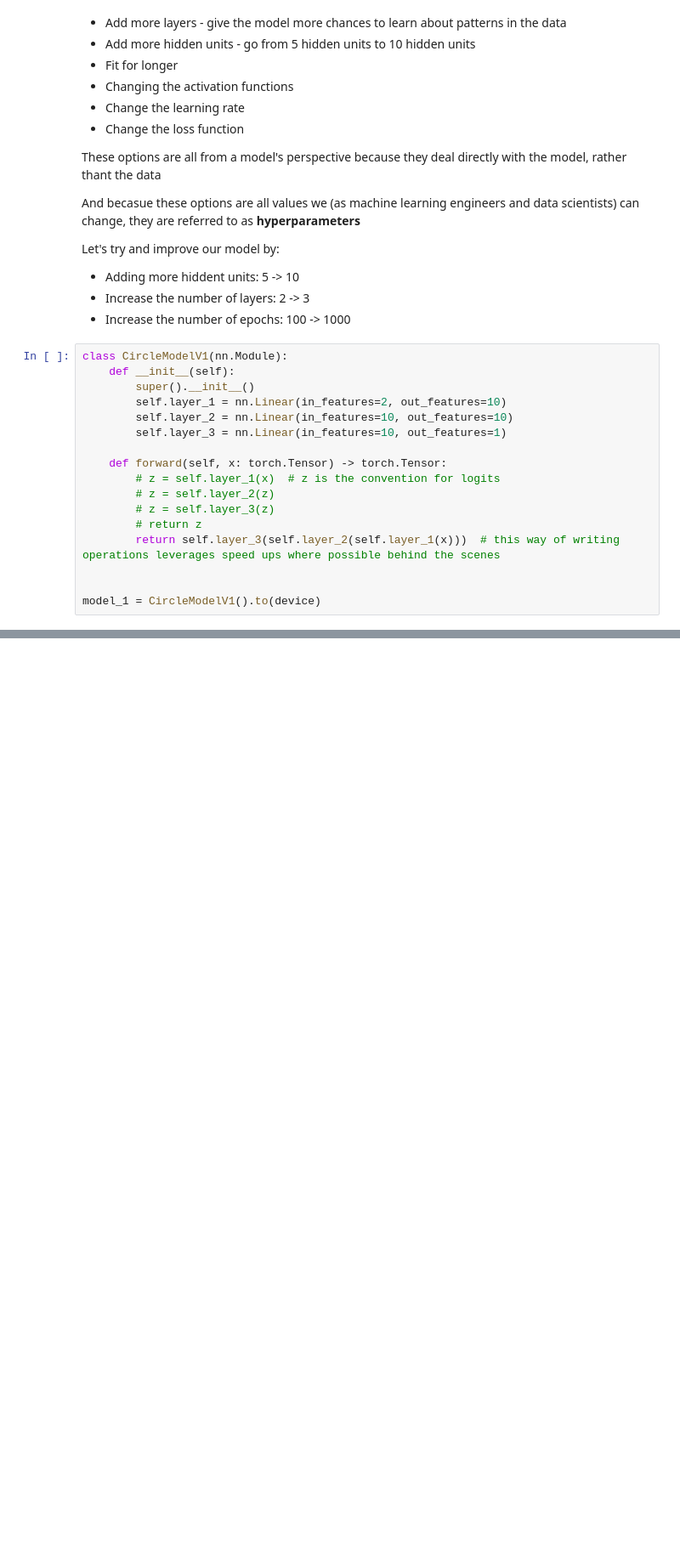
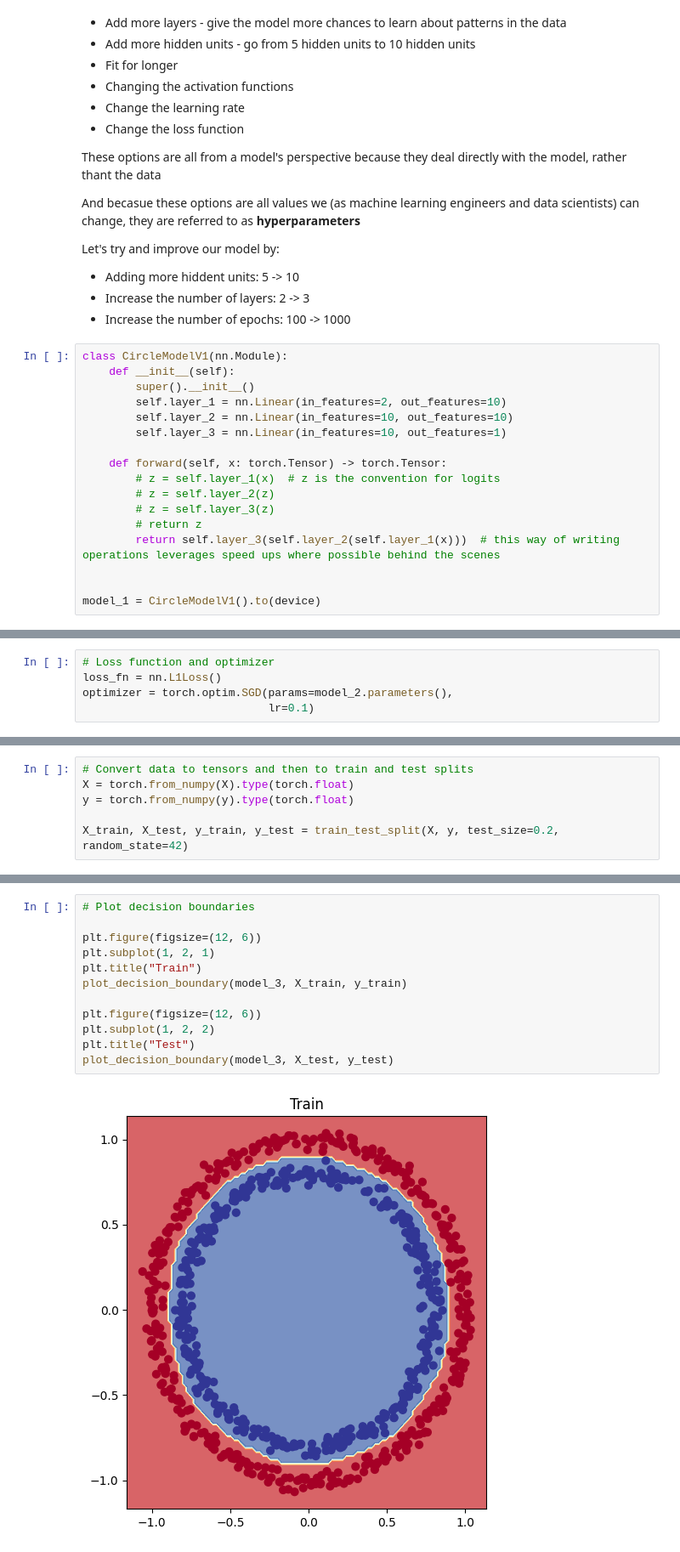
Before and after one commit to Shibarashii/PyTorch-For-Deep-Learning-Bootcamp, a Jupyter notebook: 002. PyTorch Neural Network Classification/0. 02_pytorch_classification_video.ipynb, the cells around one changed output, grey strips where cells are left out. Shown at 85% size. Saved outputs shown, nothing was run; the diff lists cells and outputs as text; blank space fills up the shorter version.

```diff
--- a/002. PyTorch Neural Network Classification/0. 02_pytorch_classification_video.ipynb
+++ b/002. PyTorch Neural Network Classification/0. 02_pytorch_classification_video.ipynb
@@ -461,0 +535,5 @@ Epoch 980 | Train loss 0.69, Accuracy 50.25 | Test loss 0.69, Test Accuracy 49.0
+# %%
+# Loss function and optimizer
+loss_fn = nn.L1Loss()
+optimizer = torch.optim.SGD(params=model_2.parameters(),
+                            lr=0.1)
@@ -461,0 +604,6 @@ Epoch 980 | Train loss 0.69, Accuracy 50.25 | Test loss 0.69, Test Accuracy 49.0
+# %%
+# Convert data to tensors and then to train and test splits
+X = torch.from_numpy(X).type(torch.float)
+y = torch.from_numpy(y).type(torch.float)
+
+X_train, X_test, y_train, y_test = train_test_split(X, y, test_size=0.2, random_state=42)
@@ -461,0 +696,14 @@ Epoch 980 | Train loss 0.69, Accuracy 50.25 | Test loss 0.69, Test Accuracy 49.0
+# %%
+# Plot decision boundaries
+
+plt.figure(figsize=(12, 6))
+plt.subplot(1, 2, 1)
+plt.title("Train")
+plot_decision_boundary(model_3, X_train, y_train)
+
+plt.figure(figsize=(12, 6))
+plt.subplot(1, 2, 2)
+plt.title("Test")
+plot_decision_boundary(model_3, X_test, y_test)
+# %% [output]
+[figure, added]
```
Also changed, not shown: parts of 52 cells of this notebook.
